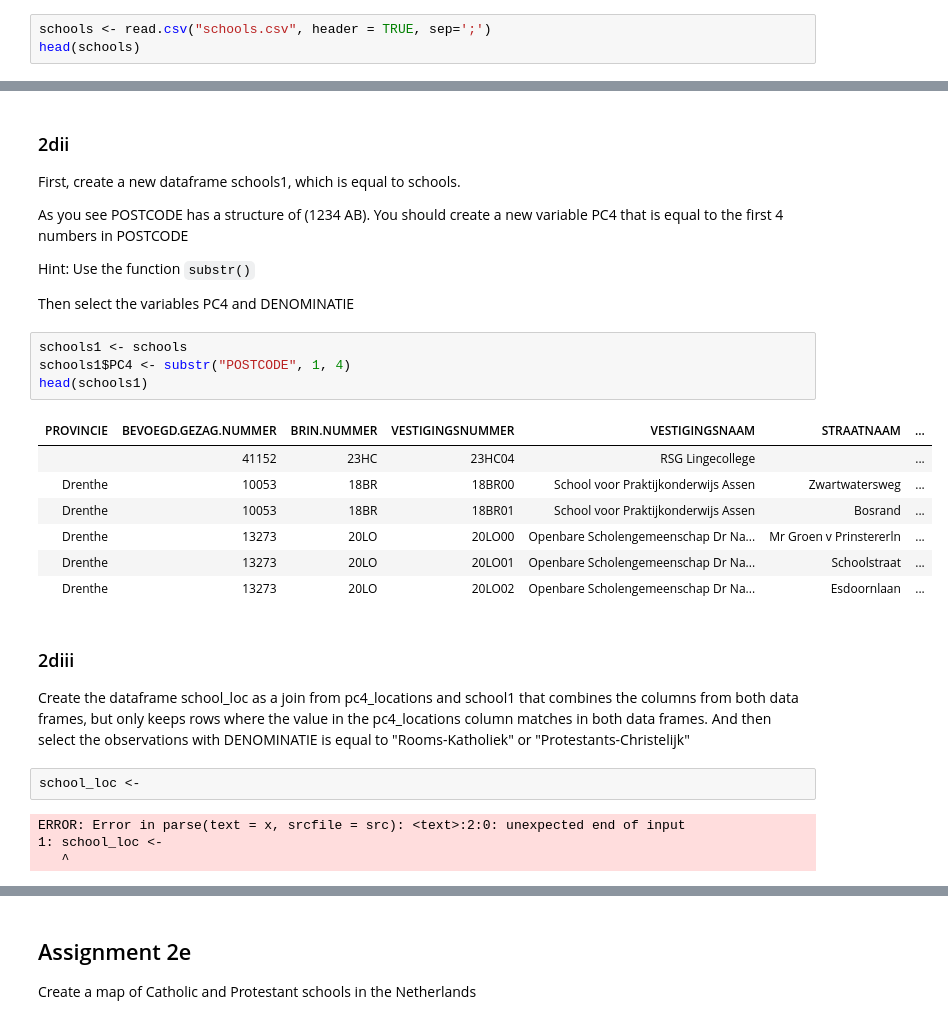
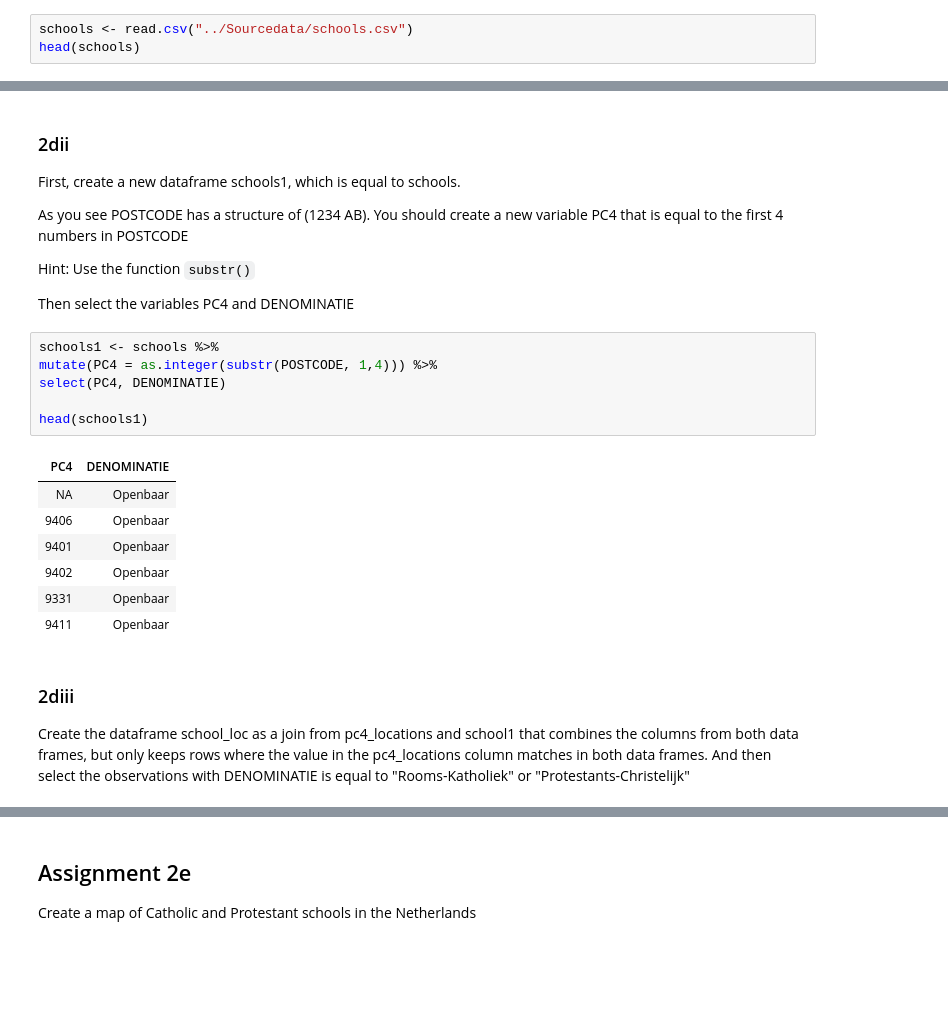
Before and after one commit to coenvdrwielen/assignments, a Jupyter notebook: Exam_student.ipynb, the cells around one changed output, grey strips where cells are left out. Drawn from its saved outputs; the diff is of its cells as text; blank space fills up the shorter version.

```diff
--- a/Exam_student.ipynb
+++ b/Exam_student.ipynb
@@ -173,6 +170,6 @@ str(pc4_locations)
 
 Read in the school data
 # %%
-schools <- read.csv("schools.csv", header = TRUE, sep=';')
+schools <- read.csv("../Sourcedata/schools.csv")
 head(schools)
 # %% [output]
@@ -194,25 +187,21 @@ Hint: Use the function `substr()`
 
 Then select the variables PC4 and DENOMINATIE
 # %%
-schools1 <- schools
-schools1$PC4 <- substr("POSTCODE", 1, 4)
+schools1 <- schools %>%
+mutate(PC4 = as.integer(substr(POSTCODE, 1,4))) %>%
+select(PC4, DENOMINATIE)
+
 head(schools1)
 # %% [output]
-| PROVINCIE | BEVOEGD.GEZAG.NUMMER | BRIN.NUMMER | VESTIGINGSNUMMER | VESTIGINGSNAAM | STRAATNAAM | ... |
-|  | 41152 | 23HC | 23HC04 | RSG Lingecollege |  | ... |
-| Drenthe | 10053 | 18BR | 18BR00 | School voor Praktijkonderwijs Assen | Zwartwatersweg | ... |
-| Drenthe | 10053 | 18BR | 18BR01 | School voor Praktijkonderwijs Assen | Bosrand | ... |
-| Drenthe | 13273 | 20LO | 20LO00 | Openbare Scholengemeenschap Dr Na... | Mr Groen v Prinstererln | ... |
-| Drenthe | 13273 | 20LO | 20LO01 | Openbare Scholengemeenschap Dr Na... | Schoolstraat | ... |
-| Drenthe | 13273 | 20LO | 20LO02 | Openbare Scholengemeenschap Dr Na... | Esdoornlaan | ... |
+| PC4 | DENOMINATIE |
+| NA | Openbaar |
+| 9406 | Openbaar |
+| 9401 | Openbaar |
+| 9402 | Openbaar |
+| 9331 | Openbaar |
+| 9411 | Openbaar |
 # %% [markdown]
 ### 2diii
 
 Create the dataframe school_loc as a join from pc4_locations and school1 that combines the columns from both data frames, but only keeps rows where the value in the pc4_locations column matches in both data frames.
 And then select the observations with DENOMINATIE is equal to "Rooms-Katholiek" or "Protestants-Christelijk"
-# %%
-school_loc <-
-# %% [output]
-ERROR: Error in parse(text = x, srcfile = src): <text>:2:0: unexpected end of input
-1: school_loc <-
-   ^
```
Also changed, not shown: parts of 11 cells of this notebook.
